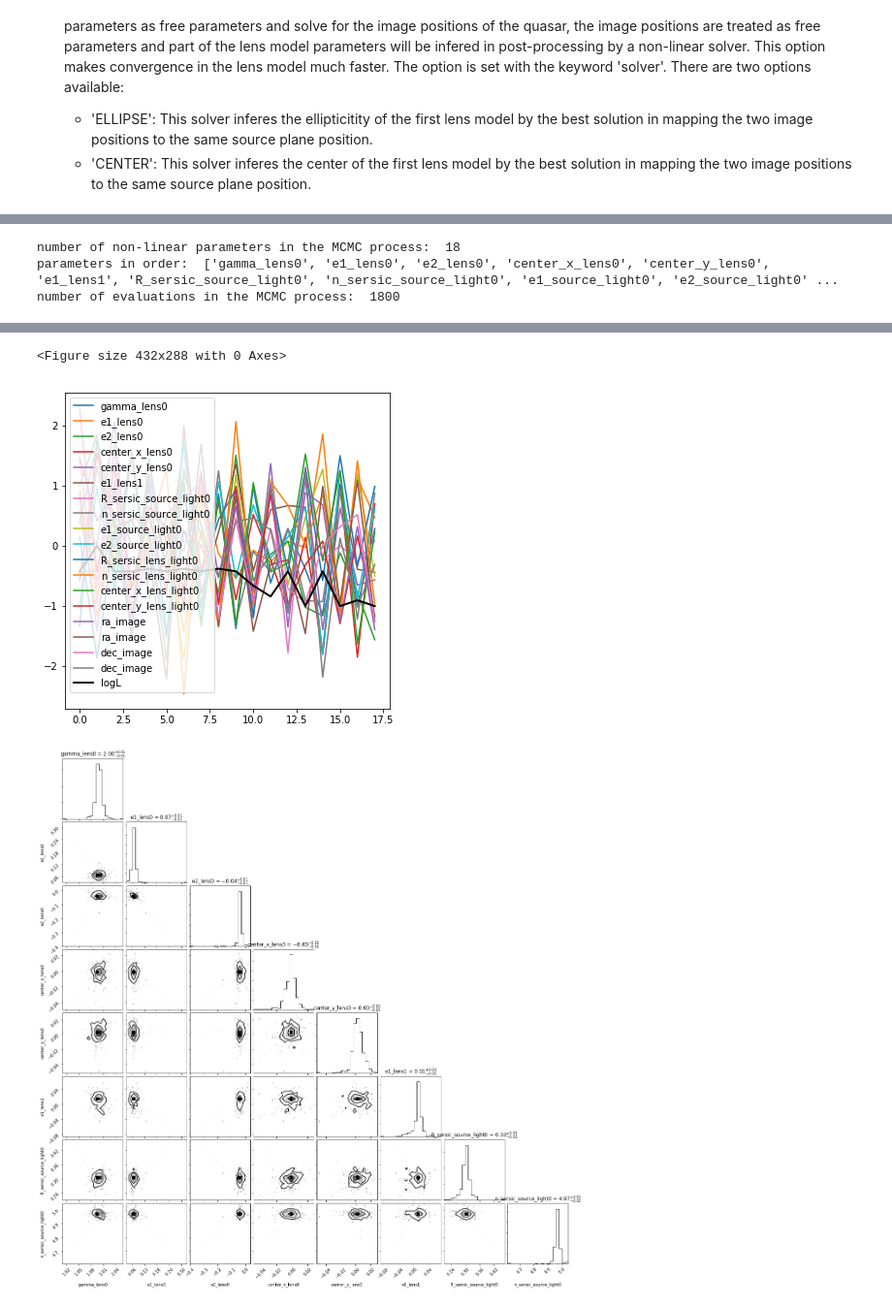
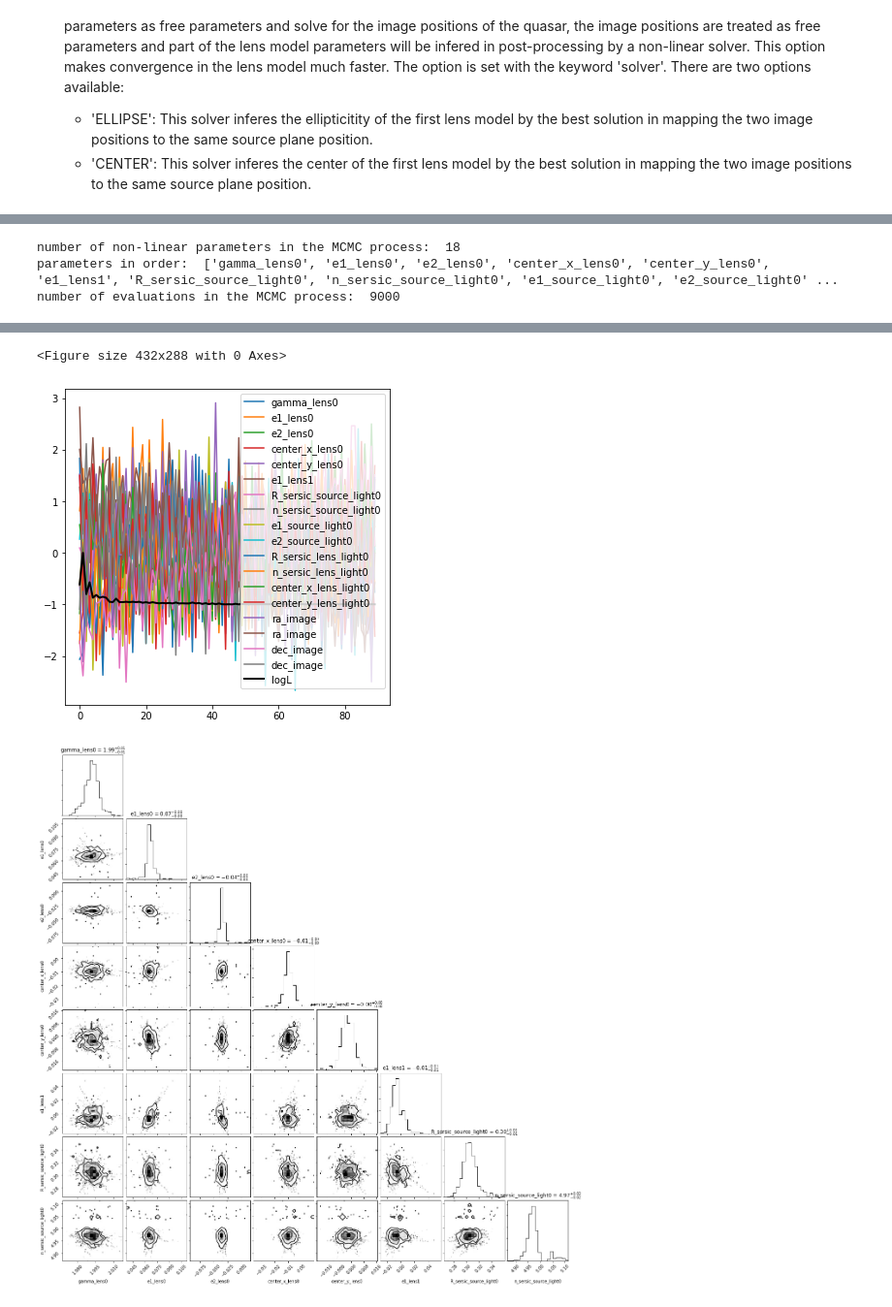
Before and after one commit to lenstronomy/lenstronomy-tutorials, a Jupyter notebook: lenstronomy_extensions/Notebooks/double_model.ipynb, the cells around one changed output, grey strips where cells are left out. Shown at 97% size. Drawn from its saved outputs; the diff is of its cells as text; code cells hidden in the pictures.

```diff
--- a/lenstronomy_extensions/Notebooks/double_model.ipynb
+++ b/lenstronomy_extensions/Notebooks/double_model.ipynb
@@ -172,7 +172,7 @@ from lenstronomy.Workflow.fitting_sequence import FittingSequence
 fitting_seq = FittingSequence(kwargs_data_joint, kwargs_model, kwargs_constraints, kwargs_likelihood, kwargs_params)
 
 fitting_kwargs_list = [['PSO', {'sigma_scale': 1., 'n_particles': 200, 'n_iterations': 200}],
-                       ['MCMC', {'n_burn': 10, 'n_run': 10, 'walkerRatio': 10, 'sigma_scale': .1}]
+                       ['MCMC', {'n_burn': 50, 'n_run': 50, 'walkerRatio': 10, 'sigma_scale': .1}]
         ]
 
 chain_list = fitting_seq.fit_sequence(fitting_kwargs_list)
@@ -237,8 +241,8 @@ reduced chi^2 of data  0 =  0.9967153370338899
 # %%
-import lenstronomy.Plots.output_plots as output_plots
+from lenstronomy.Plots import chain_plot
 
 for i in range(len(chain_list)):
-    output_plots.plot_chain_list(chain_list, i)
+    chain_plot.plot_chain_list(chain_list, i)
 
 sampler_type, samples_mcmc, param_mcmc, dist_mcmc  = chain_list[1]
 
@@ -253,5 +257,5 @@ if not samples_mcmc == []:
 # %% [output]
 number of non-linear parameters in the MCMC process:  18
 parameters in order:  ['gamma_lens0', 'e1_lens0', 'e2_lens0', 'center_x_lens0', 'center_y_lens0', 'e1_lens1', 'R_sersic_source_light0', 'n_sersic_source_light0', 'e1_source_light0', 'e2_source_light0' ...
-number of evaluations in the MCMC process:  1800
+number of evaluations in the MCMC process:  9000
 WARNING:root:Too few points to create valid contours
@@ -270,3 +263,3 @@ WARNING:root:Too few points to create valid contours
 <Figure size 432x288 with 0 Axes>
-[figure, old version]
+[figure, new version]
-[figure, old version]
+[figure, new version]
```
Also changed, not shown: parts of 4 cells of this notebook, 16 other files.
